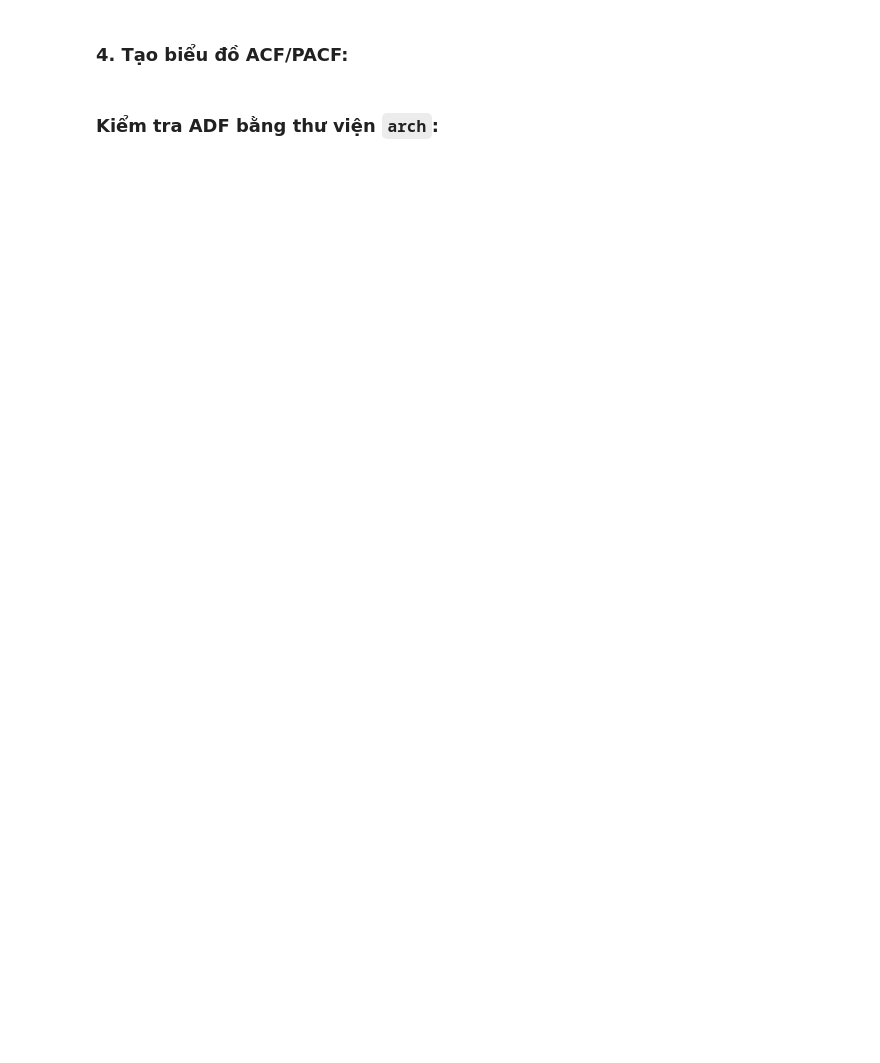
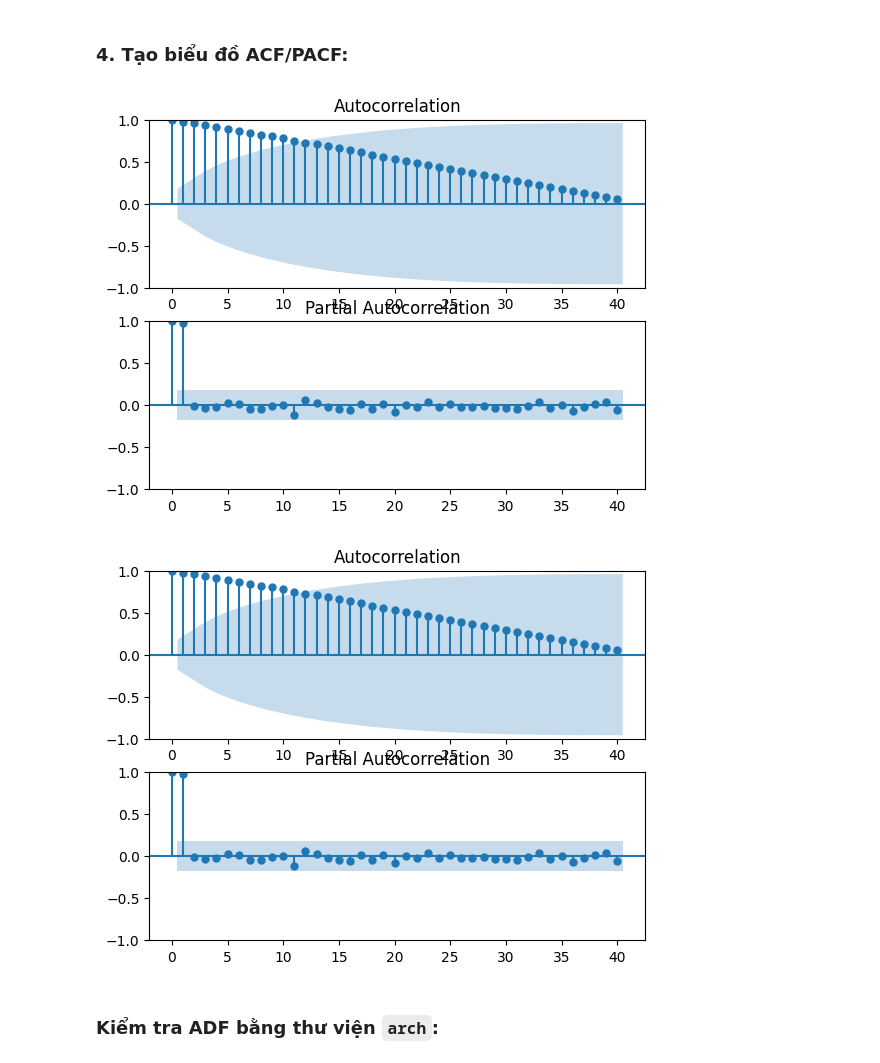
Before and after one commit to bibo0610/DATAMINING_20, a Jupyter notebook: chapter6.ipynb, the cells around one changed output. Saved outputs shown, nothing was run; the diff lists cells and outputs as text; code cells hidden in the pictures; blank space fills up the shorter version.

```diff
--- a/chapter6.ipynb
+++ b/chapter6.ipynb
@@ -86,12 +133,17 @@ kpss_test(df['unmep_rate'])
 # %% [markdown]
 ### 4. Tạo biểu đồ ACF/PACF:
 # %%
+import matplotlib.pyplot as plt
+
 N_LAGS = 40
 SIGNIFICANCE_LEVEL = 0.05
 
 fig, ax = plt.subplots(2, 1)
-plot_acf(df['unmep_rate'], lags=N_LAGS, ax=ax[0],alpha=SIGNIFICANCE_LEVEL)
-plot_pacf(df['unmep_rate'], lags=N_LAGS, ax=ax[1],alpha=SIGNIFICANCE_LEVEL)
+plot_acf(df['unemp_rate'], lags=N_LAGS, ax=ax[0],alpha=SIGNIFICANCE_LEVEL)
+plot_pacf(df['unemp_rate'], lags=N_LAGS, ax=ax[1],alpha=SIGNIFICANCE_LEVEL)
+# %% [output]
+[figure, added]
+[figure, added]
 # %% [markdown]
 ### Kiểm tra ADF bằng thư viện `arch`:
 # %%
```
Also changed, not shown: parts of 15 cells of this notebook, 1 other file.
